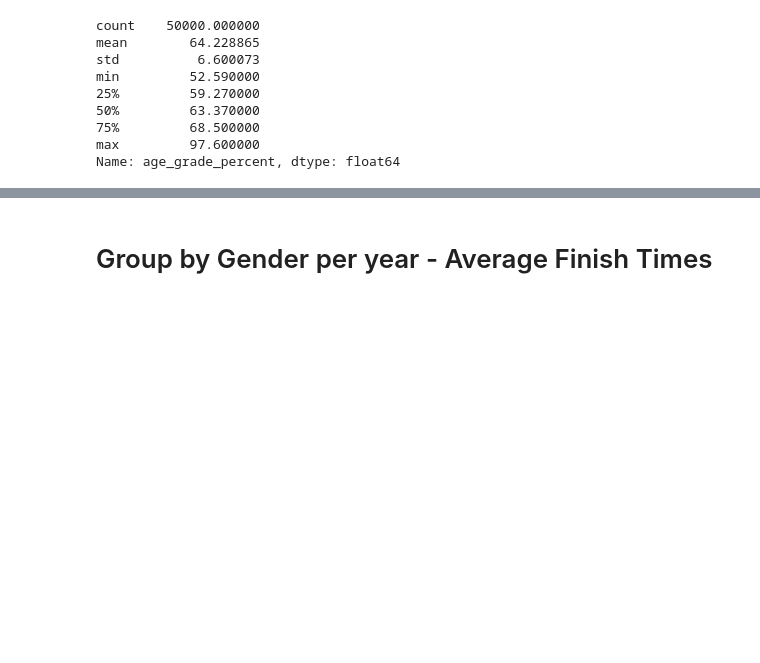
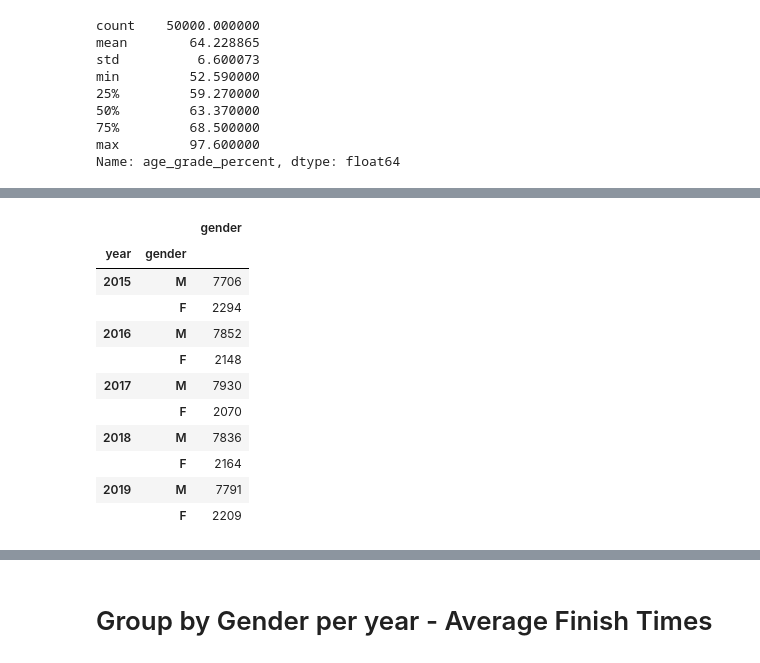
Before and after one commit to nmuldowney/nyc-marathon-capstone, a Jupyter notebook: notebooks/all_marathons_eda.ipynb, the cells around one changed output, grey strips where cells are left out. Cells and saved outputs as stored; diff of their text form; code cells hidden in the pictures; blank space fills up the shorter version.

```diff
--- a/notebooks/all_marathons_eda.ipynb
+++ b/notebooks/all_marathons_eda.ipynb
@@ -199,0 +222,16 @@ Name: age_grade_percent, dtype: float64
+# %%
+nyc_gender_counts = nyc_gender_counts.to_frame()
+nyc_gender_counts
+# %% [output]
+|  |  | gender |
+| year | gender |  |
+| 2015 | M | 7706 |
+|  | F | 2294 |
+| 2016 | M | 7852 |
+|  | F | 2148 |
+| 2017 | M | 7930 |
+|  | F | 2070 |
+| 2018 | M | 7836 |
+|  | F | 2164 |
+| 2019 | M | 7791 |
+|  | F | 2209 |
```
Also changed, not shown: parts of 12 cells of this notebook, 4 other files.
